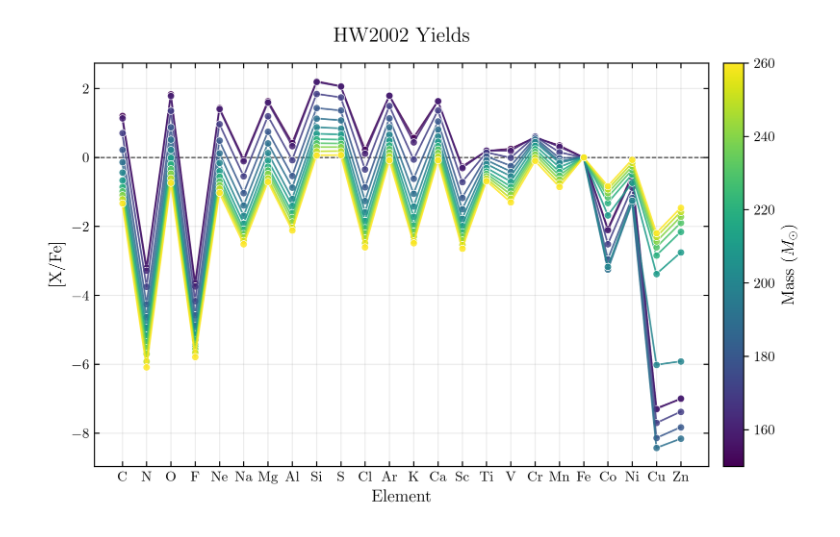
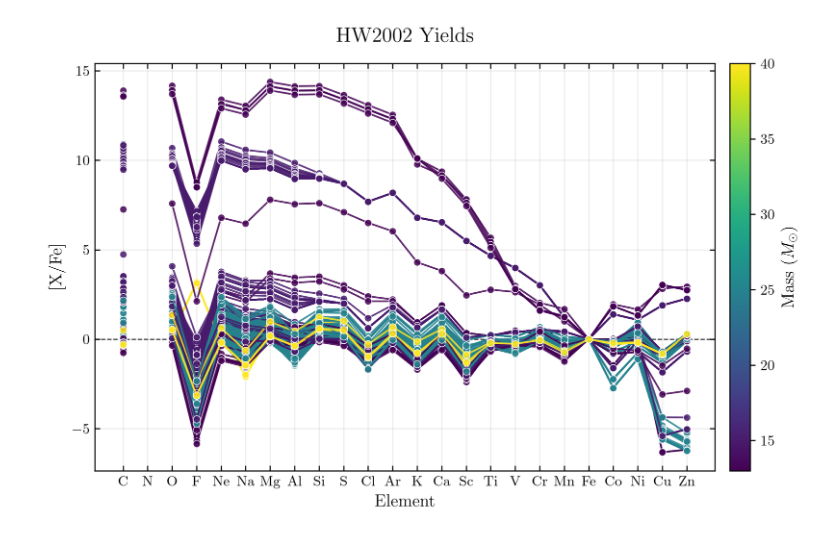
Before and after one commit to Darsh-A/mThesis-Refl, a Jupyter notebook: test.ipynb, the cells around one changed output. Saved outputs shown, nothing was run; the diff lists cells and outputs as text; code cells hidden in the pictures.

Commit message:
Completed Salvadori initial stuff

```diff
--- a/test.ipynb
+++ b/test.ipynb
@@ -53,2 +15,6 @@ hw_yields = hw_yields[2:]
 # %%
 ishigaki18_yields = load_ishigaki()
+hw_yields = load_hw2002()
+ishigaki18_selected_yields = load_ishigaki_selected() # NOTE: already summed isotopes
+# %%
+ishigaki18_selected_yields = [entry for entry in ishigaki18_selected_yields if entry["params"]["mass"] in [13, 15, 25, 40]]
@@ -54,0 +26,11 @@ ishigaki18_yields = load_ishigaki()
+# %%
+salvadori_yields = salvadori_yields_convert(ishigaki18_selected_yields)
+
+for entry in salvadori_yields:
+    entry['yields'] = _combine_elements(entry['yields'])
+
+print("Salvadori Yields:")
+print(salvadori_yields[0])
+
+print("HW2002 Yields:")
+print(hw_yields[0])
@@ -55,4 +100,4 @@ ishigaki18_yields = load_ishigaki()
 # %%
-plot_yields(hw_yields, title="HW2002 Yields", combine_elements=True, filter_elements=filter_elements)
+plot_yields(salvadori_yields, title="HW2002 Yields", combine_elements=True, filter_elements=filter_elements)
 # %% [output]
-[figure, old version]
+[figure, new version]
```
Also changed, not shown: parts of 9 cells of this notebook, 9 other files.
